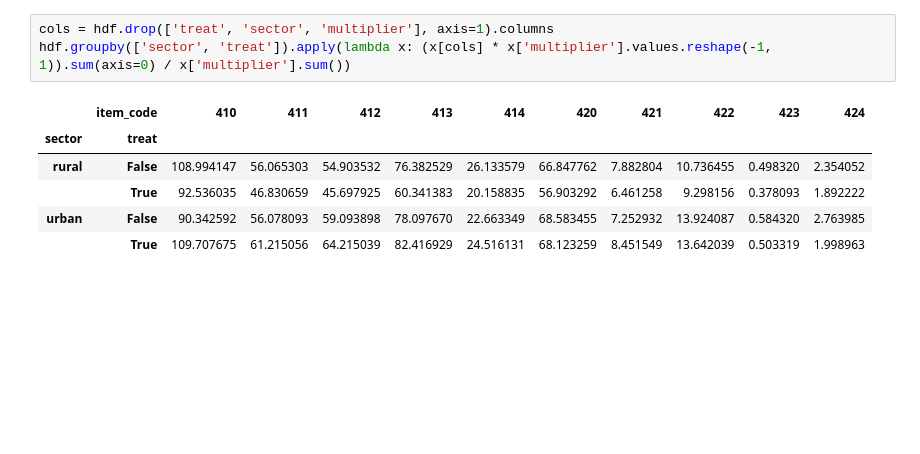
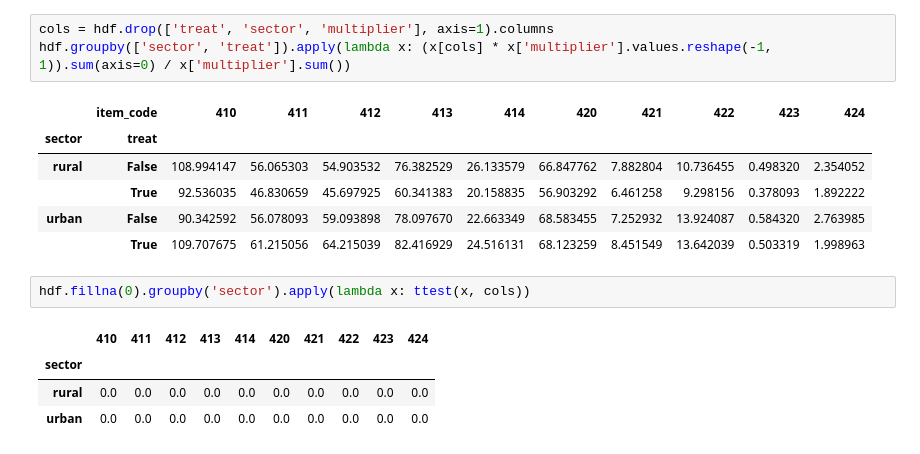
Before and after one commit to jaidevd/beingbayesian, a Jupyter notebook: 06-public-welfare/food.ipynb, the cells around one changed output. Drawn from its saved outputs; the diff is of its cells as text; blank space fills up the shorter version.

```diff
--- a/06-public-welfare/food.ipynb
+++ b/06-public-welfare/food.ipynb
@@ -223,3 +281,10 @@ hdf.groupby(['sector', 'treat']).apply(lambda x: (x[cols] * x['multiplier'].valu
 |  | True | 92.536035 | 46.830659 | 45.697925 | 60.341383 | 20.158835 | 56.903292 | 6.461258 | 9.298156 | 0.378093 | 1.892222 |
 | urban | False | 90.342592 | 56.078093 | 59.093898 | 78.097670 | 22.663349 | 68.583455 | 7.252932 | 13.924087 | 0.584320 | 2.763985 |
 |  | True | 109.707675 | 61.215056 | 64.215039 | 82.416929 | 24.516131 | 68.123259 | 8.451549 | 13.642039 | 0.503319 | 1.998963 |
+# %%
+hdf.fillna(0).groupby('sector').apply(lambda x: ttest(x, cols))
+# %% [output]
+|  | 410 | 411 | 412 | 413 | 414 | 420 | 421 | 422 | 423 | 424 |
+| sector |  |  |  |  |  |  |  |  |  |  |
+| rural | 0.0 | 0.0 | 0.0 | 0.0 | 0.0 | 0.0 | 0.0 | 0.0 | 0.0 | 0.0 |
+| urban | 0.0 | 0.0 | 0.0 | 0.0 | 0.0 | 0.0 | 0.0 | 0.0 | 0.0 | 0.0 |
```
Also changed, not shown: parts of 7 cells of this notebook, 3 other files.
